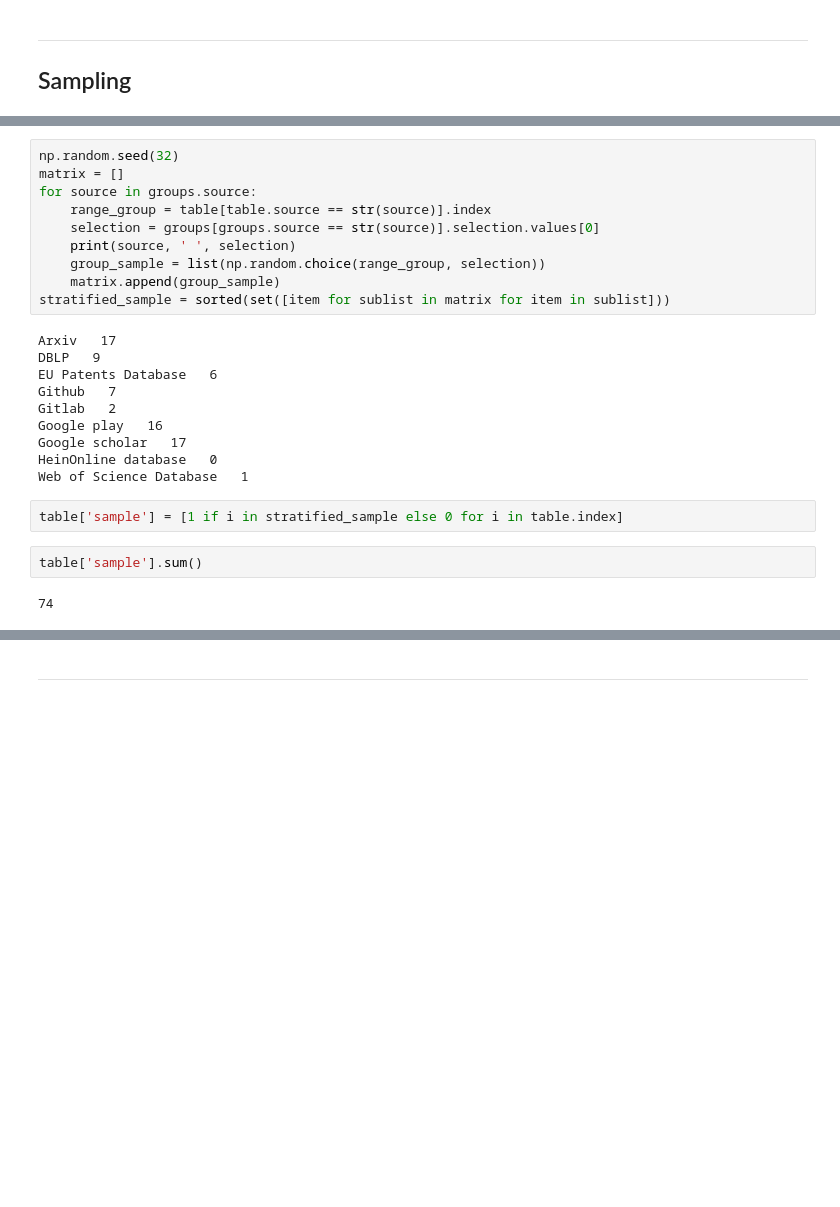
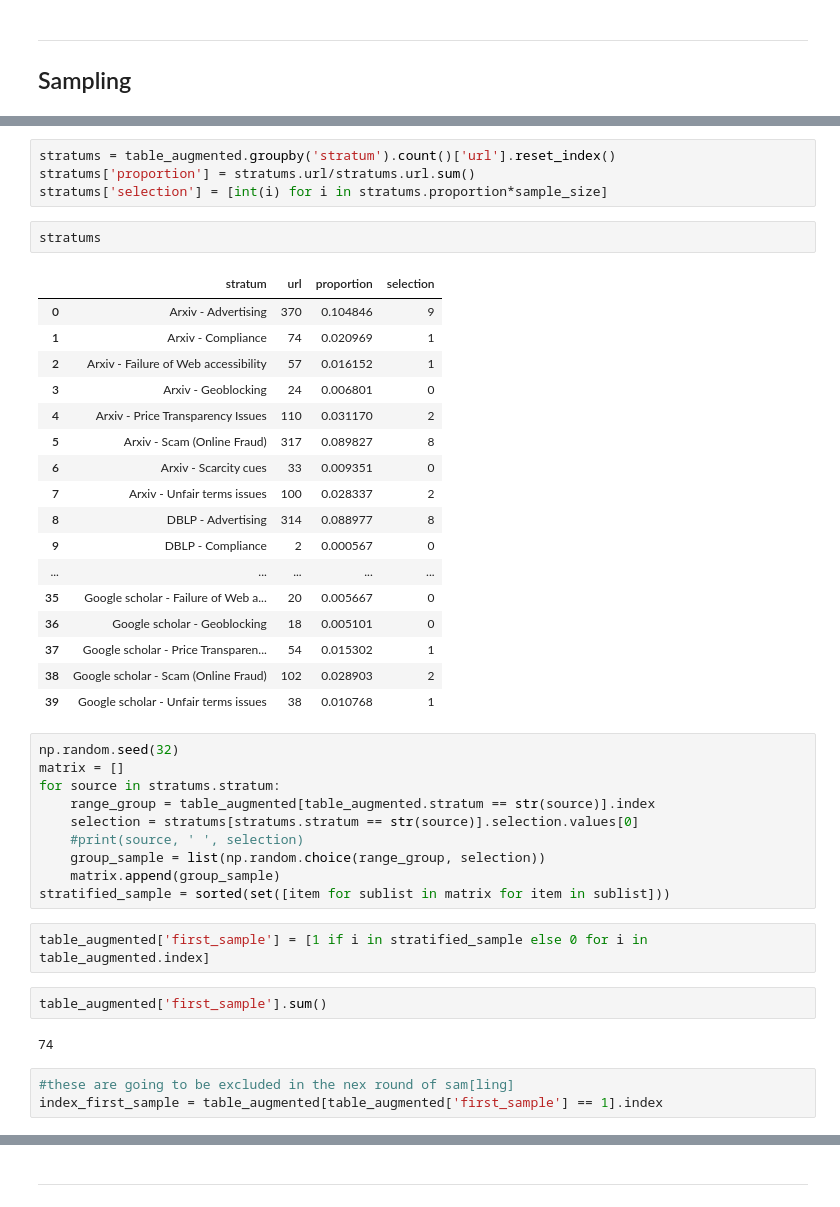
Before and after one commit to MaastrichtU-IDS/tracking-the-trackers, a Jupyter notebook: notebooks/table_connection.ipynb, the cells around one changed output, grey strips where cells are left out. Cells and saved outputs as stored; diff of their text form; blank space fills up the shorter version.

```diff
--- a/notebooks/table_connection.ipynb
+++ b/notebooks/table_connection.ipynb
@@ -154,26 +214,43 @@ groups
+# %%
+stratums = table_augmented.groupby('stratum').count()['url'].reset_index()
+stratums['proportion'] = stratums.url/stratums.url.sum()
+stratums['selection'] = [int(i) for i in stratums.proportion*sample_size]
+# %%
+stratums
+# %% [output]
+|  | stratum | url | proportion | selection |
+| 0 | Arxiv - Advertising | 370 | 0.104846 | 9 |
+| 1 | Arxiv - Compliance | 74 | 0.020969 | 1 |
+| 2 | Arxiv - Failure of Web accessibility | 57 | 0.016152 | 1 |
+| 3 | Arxiv - Geoblocking | 24 | 0.006801 | 0 |
+| 4 | Arxiv - Price Transparency Issues | 110 | 0.031170 | 2 |
+| 5 | Arxiv - Scam (Online Fraud) | 317 | 0.089827 | 8 |
+| 6 | Arxiv - Scarcity cues | 33 | 0.009351 | 0 |
+| 7 | Arxiv - Unfair terms issues | 100 | 0.028337 | 2 |
+| 8 | DBLP - Advertising | 314 | 0.088977 | 8 |
+| 9 | DBLP - Compliance | 2 | 0.000567 | 0 |
+| ... | ... | ... | ... | ... |
+| 35 | Google scholar - Failure of Web a... | 20 | 0.005667 | 0 |
+| 36 | Google scholar - Geoblocking | 18 | 0.005101 | 0 |
+| 37 | Google scholar - Price Transparen... | 54 | 0.015302 | 1 |
+| 38 | Google scholar - Scam (Online Fraud) | 102 | 0.028903 | 2 |
+| 39 | Google scholar - Unfair terms issues | 38 | 0.010768 | 1 |
 # %%
 np.random.seed(32)
 matrix = []
-for source in groups.source:
-    range_group = table[table.source == str(source)].index
-    selection = groups[groups.source == str(source)].selection.values[0]
-    print(source, ' ', selection)
+for source in stratums.stratum:
+    range_group = table_augmented[table_augmented.stratum == str(source)].index
+    selection = stratums[stratums.stratum == str(source)].selection.values[0]
+    #print(source, ' ', selection)
     group_sample = list(np.random.choice(range_group, selection))
     matrix.append(group_sample)
 stratified_sample = sorted(set([item for sublist in matrix for item in sublist]))
-# %% [output]
-Arxiv   17
-DBLP   9
-EU Patents Database   6
-Github   7
-Gitlab   2
-Google play   16
-Google scholar   17
-HeinOnline database   0
-Web of Science Database   1
 # %%
-table['sample'] = [1 if i in stratified_sample else 0 for i in table.index]
+table_augmented['first_sample'] = [1 if i in stratified_sample else 0 for i in table_augmented.index]
-# %%
-table['sample'].sum()
-# %% [output]
-74
+# %%
+table_augmented['first_sample'].sum()
+# %% [output]
+74
+# %%
+#these are going to be excluded in the nex round of sam[ling]
+index_first_sample = table_augmented[table_augmented['first_sample'] == 1].index
```
Also changed, not shown: parts of 24 cells of this notebook, 13 other files.
